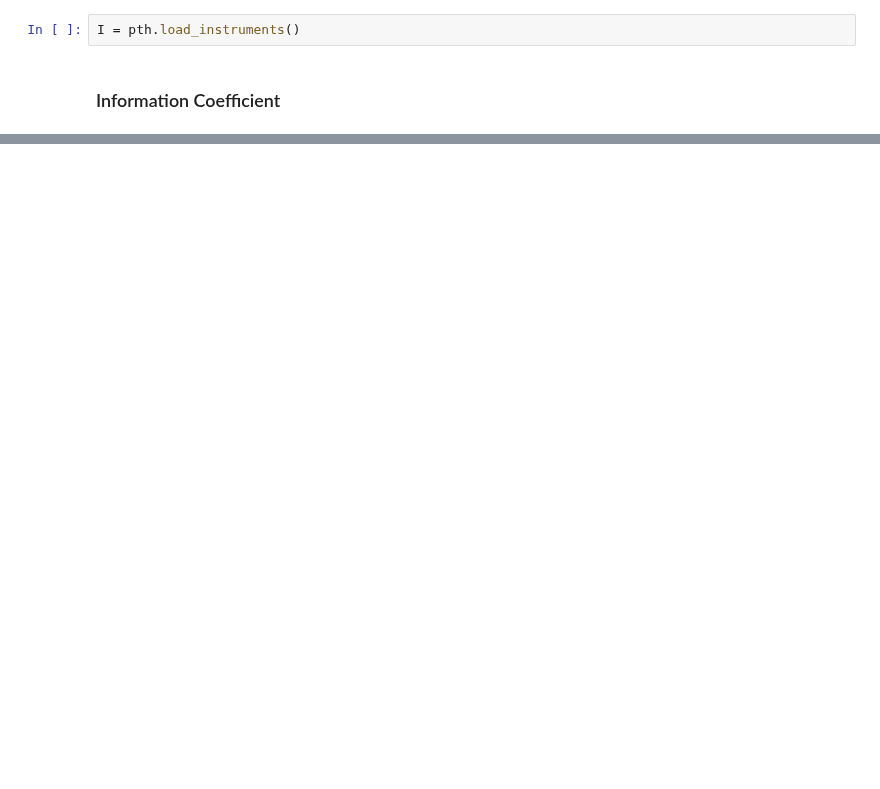
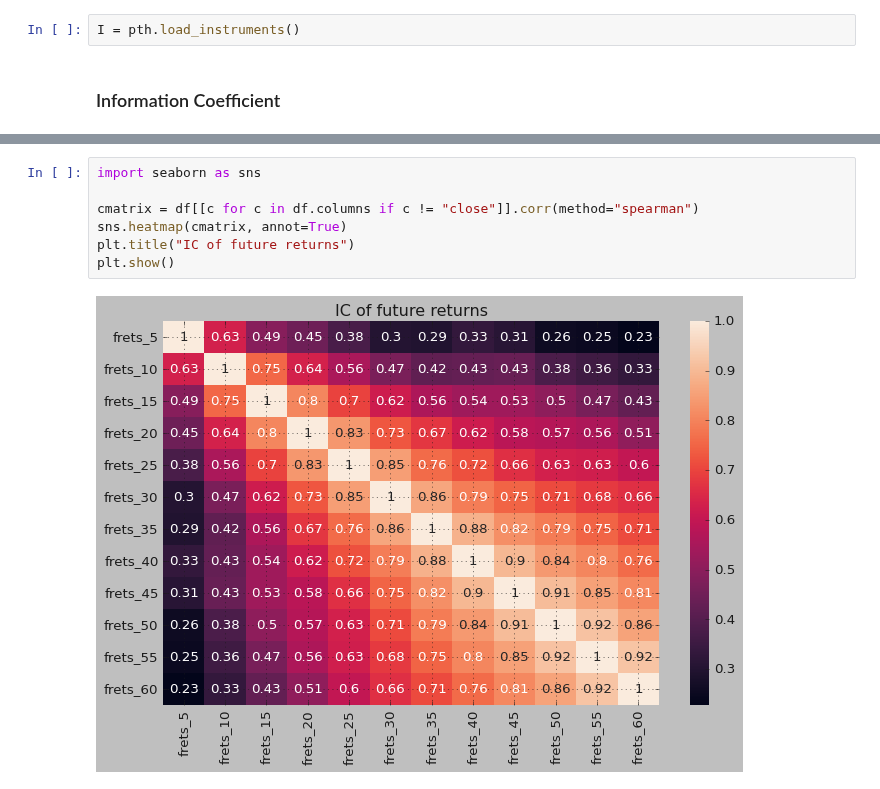
Before and after one commit to skalaydzhiyski/phitech-research, a Jupyter notebook: notebooks/ml4t-chapter4.ipynb, the cells around one changed output, grey strips where cells are left out. Drawn from its saved outputs; the diff is of its cells as text; blank space fills up the shorter version.

```diff
--- a/notebooks/ml4t-chapter4.ipynb
+++ b/notebooks/ml4t-chapter4.ipynb
@@ -55 +49,10 @@ TypeError: unstack_to_df() got an unexpected keyword argument 'level'
+# %%
+import seaborn as sns
+
+cmatrix = df[[c for c in df.columns if c != "close"]].corr(method="spearman")
+sns.heatmap(cmatrix, annot=True)
+plt.title("IC of future returns")
+plt.show()
+# %% [output]
+[figure, added]
 # %%
```
Also changed, not shown: parts of 11 cells of this notebook.
